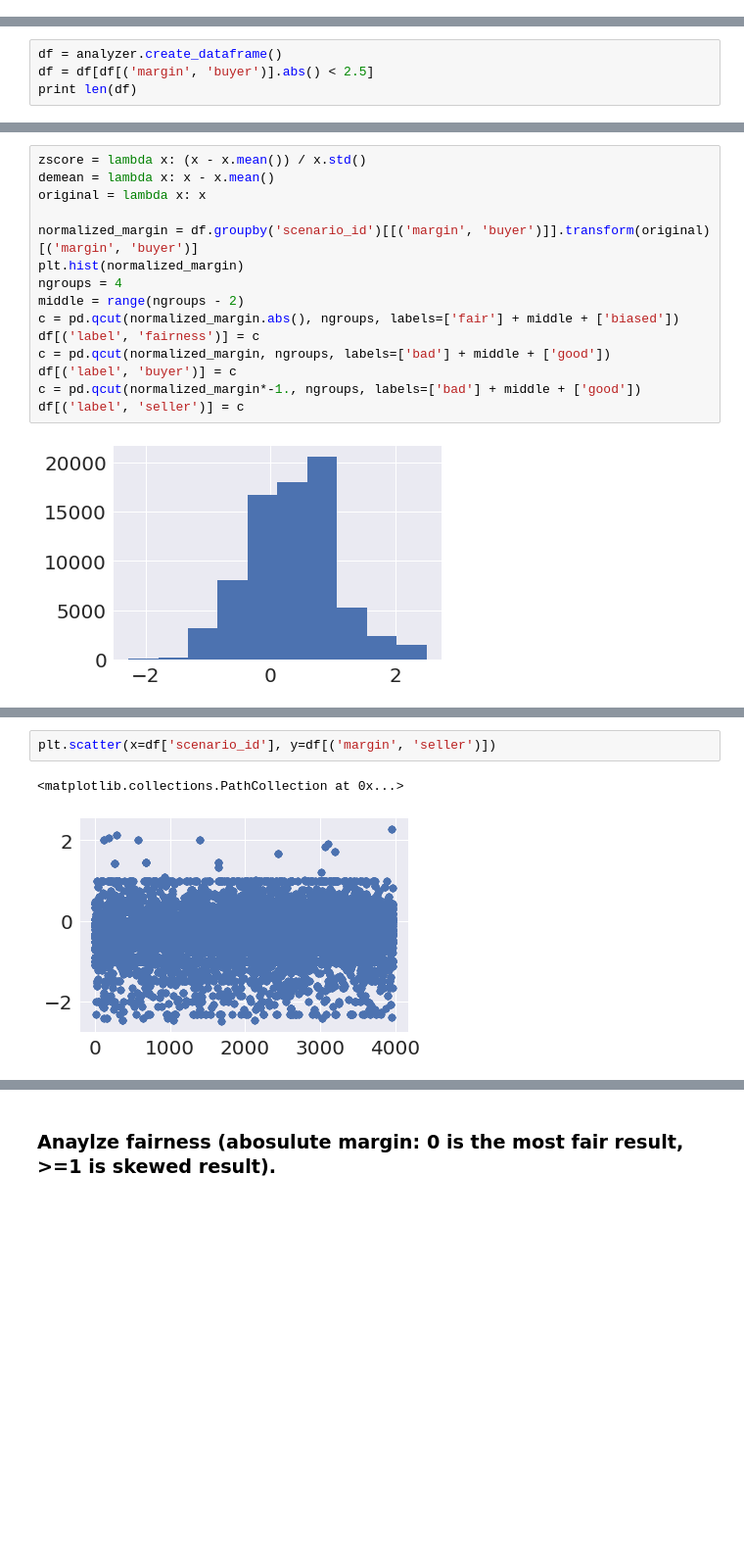
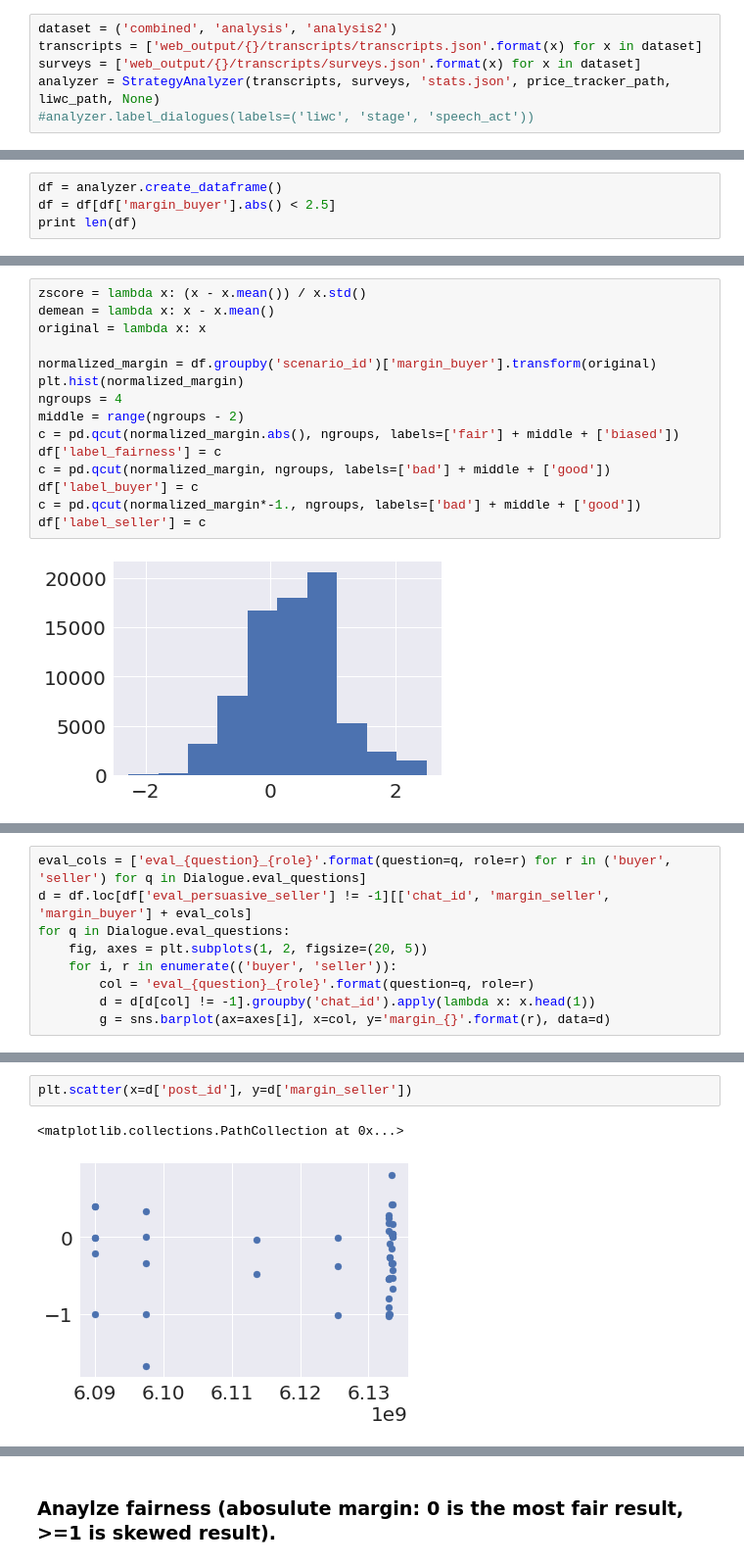
Before and after one commit to stanfordnlp/cocoa, a Jupyter notebook: negotiation_analysis.ipynb, the cells around one changed output, grey strips where cells are left out. Shown at 98% size. Saved outputs shown, nothing was run; the diff lists cells and outputs as text; blank space fills up the shorter version.

Commit message:
look at correlation between margin and eval scores

```diff
--- a/negotiation_analysis.ipynb
+++ b/negotiation_analysis.ipynb
@@ -41,8 +35,14 @@ Total chats with outcomes: 4488
+# %%
+dataset = ('combined', 'analysis', 'analysis2')
+transcripts = ['web_output/{}/transcripts/transcripts.json'.format(x) for x in dataset]
+surveys = ['web_output/{}/transcripts/surveys.json'.format(x) for x in dataset]
+analyzer = StrategyAnalyzer(transcripts, surveys, 'stats.json', price_tracker_path, liwc_path, None)
+#analyzer.label_dialogues(labels=('liwc', 'stage', 'speech_act'))
 # %% [markdown]
 ### Create dataframe
 # %%
 df = analyzer.create_dataframe()
-df = df[df[('margin', 'buyer')].abs() < 2.5]
+df = df[df['margin_buyer'].abs() < 2.5]
 print len(df)
 # %% [output]
 75814
@@ -58,15 +58,15 @@ zscore = lambda x: (x - x.mean()) / x.std()
 demean = lambda x: x - x.mean()
 original = lambda x: x
 
-normalized_margin = df.groupby('scenario_id')[[('margin', 'buyer')]].transform(original)[('margin', 'buyer')]
+normalized_margin = df.groupby('scenario_id')['margin_buyer'].transform(original)
 plt.hist(normalized_margin)
 ngroups = 4
 middle = range(ngroups - 2)
 c = pd.qcut(normalized_margin.abs(), ngroups, labels=['fair'] + middle + ['biased'])
-df[('label', 'fairness')] = c
+df['label_fairness'] = c
 c = pd.qcut(normalized_margin, ngroups, labels=['bad'] + middle + ['good'])
-df[('label', 'buyer')] = c
+df['label_buyer'] = c
 c = pd.qcut(normalized_margin*-1., ngroups, labels=['bad'] + middle + ['good'])
-df[('label', 'seller')] = c
+df['label_seller'] = c
 # %% [output]
 [figure]
@@ -72,0 +84,9 @@ df[('label', 'seller')] = c
+# %%
+eval_cols = ['eval_{question}_{role}'.format(question=q, role=r) for r in ('buyer', 'seller') for q in Dialogue.eval_questions]
+d = df.loc[df['eval_persuasive_seller'] != -1][['chat_id', 'margin_seller', 'margin_buyer'] + eval_cols]
+for q in Dialogue.eval_questions:
+    fig, axes = plt.subplots(1, 2, figsize=(20, 5))
+    for i, r in enumerate(('buyer', 'seller')):
+        col = 'eval_{question}_{role}'.format(question=q, role=r)
+        d = d[d[col] != -1].groupby('chat_id').apply(lambda x: x.head(1))
+        g = sns.barplot(ax=axes[i], x=col, y='margin_{}'.format(r), data=d)
@@ -73,5 +98,5 @@ df[('label', 'seller')] = c
 # %%
-plt.scatter(x=df['scenario_id'], y=df[('margin', 'seller')])
+plt.scatter(x=d['post_id'], y=d['margin_seller'])
 # %% [output]
 <matplotlib.collections.PathCollection at 0x...>
-[figure, old version]
+[figure, new version]
```
Also changed, not shown: parts of 9 cells of this notebook, 3 other files.
